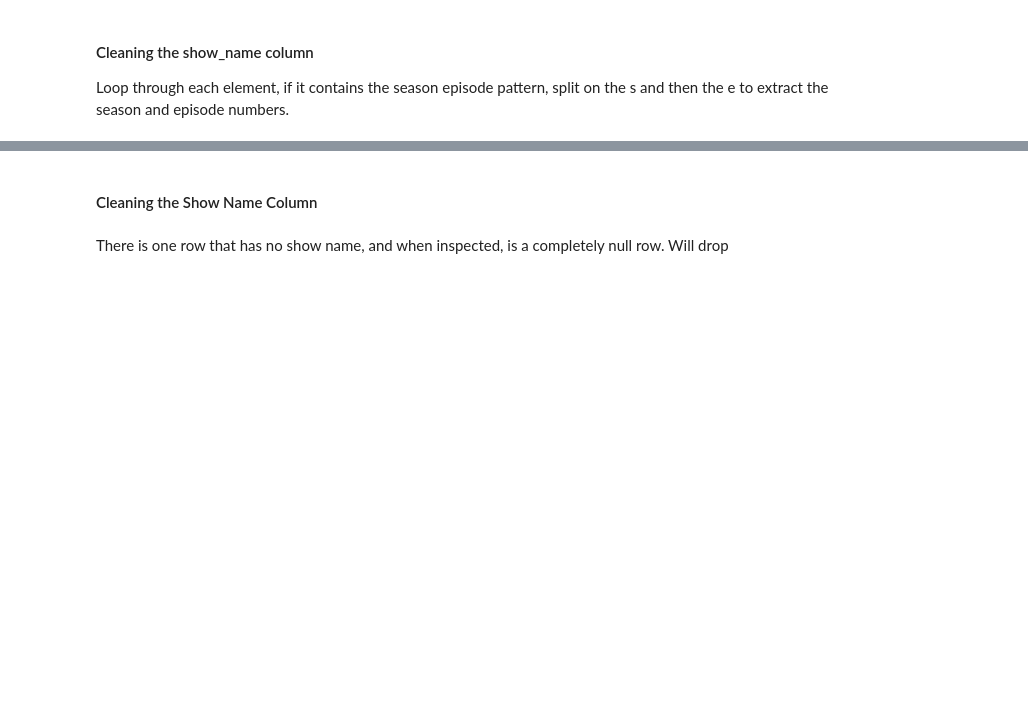
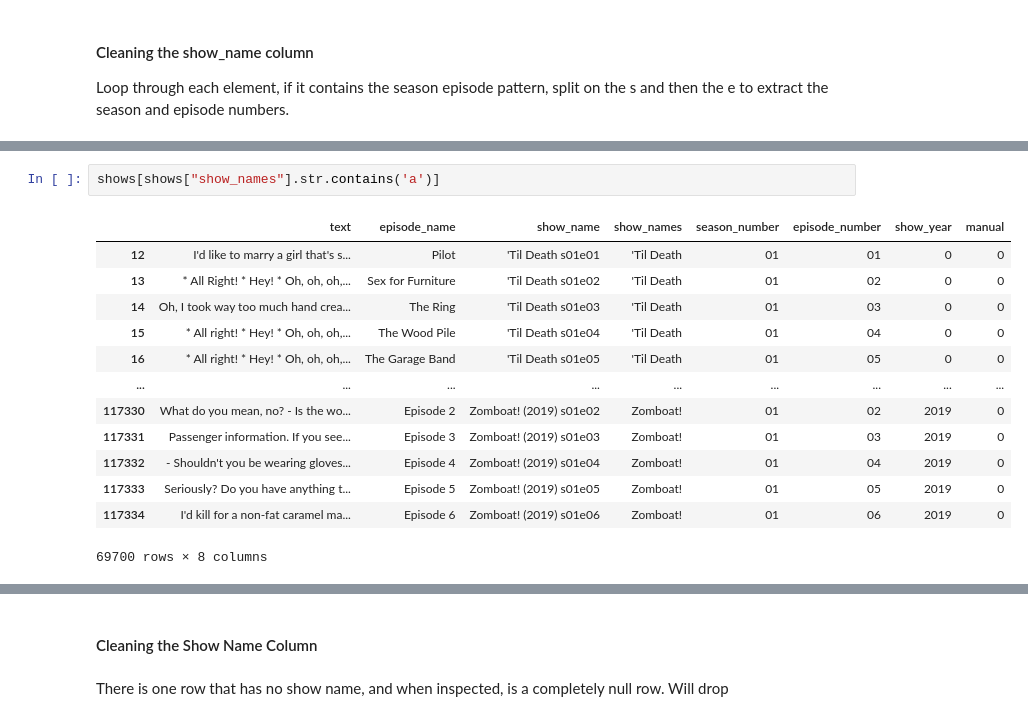
Before and after one commit to salice/television_show_recommender, a Jupyter notebook: springfield_eda.ipynb, the cells around one changed output, grey strips where cells are left out. Cells and saved outputs as stored; diff of their text form; blank space fills up the shorter version.

```diff
--- a/springfield_eda.ipynb
+++ b/springfield_eda.ipynb
@@ -211,0 +198,16 @@ for show in shows["show_name"]:
+# %%
+shows[shows["show_names"].str.contains('a')]
+# %% [output]
+|  | text | episode_name | show_name | show_names | season_number | episode_number | show_year | manual |
+| 12 | I'd like to marry a girl that's s... | Pilot | 'Til Death s01e01 | 'Til Death | 01 | 01 | 0 | 0 |
+| 13 | * All Right! * Hey! * Oh, oh, oh,... | Sex for Furniture | 'Til Death s01e02 | 'Til Death | 01 | 02 | 0 | 0 |
+| 14 | Oh, I took way too much hand crea... | The Ring | 'Til Death s01e03 | 'Til Death | 01 | 03 | 0 | 0 |
+| 15 | * All right! * Hey! * Oh, oh, oh,... | The Wood Pile | 'Til Death s01e04 | 'Til Death | 01 | 04 | 0 | 0 |
+| 16 | * All right! * Hey! * Oh, oh, oh,... | The Garage Band | 'Til Death s01e05 | 'Til Death | 01 | 05 | 0 | 0 |
+| ... | ... | ... | ... | ... | ... | ... | ... | ... |
+| 117330 | What do you mean, no? - Is the wo... | Episode 2 | Zomboat! (2019) s01e02 | Zomboat! | 01 | 02 | 2019 | 0 |
+| 117331 | Passenger information. If you see... | Episode 3 | Zomboat! (2019) s01e03 | Zomboat! | 01 | 03 | 2019 | 0 |
+| 117332 | - Shouldn't you be wearing gloves... | Episode 4 | Zomboat! (2019) s01e04 | Zomboat! | 01 | 04 | 2019 | 0 |
+| 117333 | Seriously? Do you have anything t... | Episode 5 | Zomboat! (2019) s01e05 | Zomboat! | 01 | 05 | 2019 | 0 |
+| 117334 | I'd kill for a non-fat caramel ma... | Episode 6 | Zomboat! (2019) s01e06 | Zomboat! | 01 | 06 | 2019 | 0 |
+69700 rows × 8 columns
```
Also changed, not shown: parts of 70 cells of this notebook.
